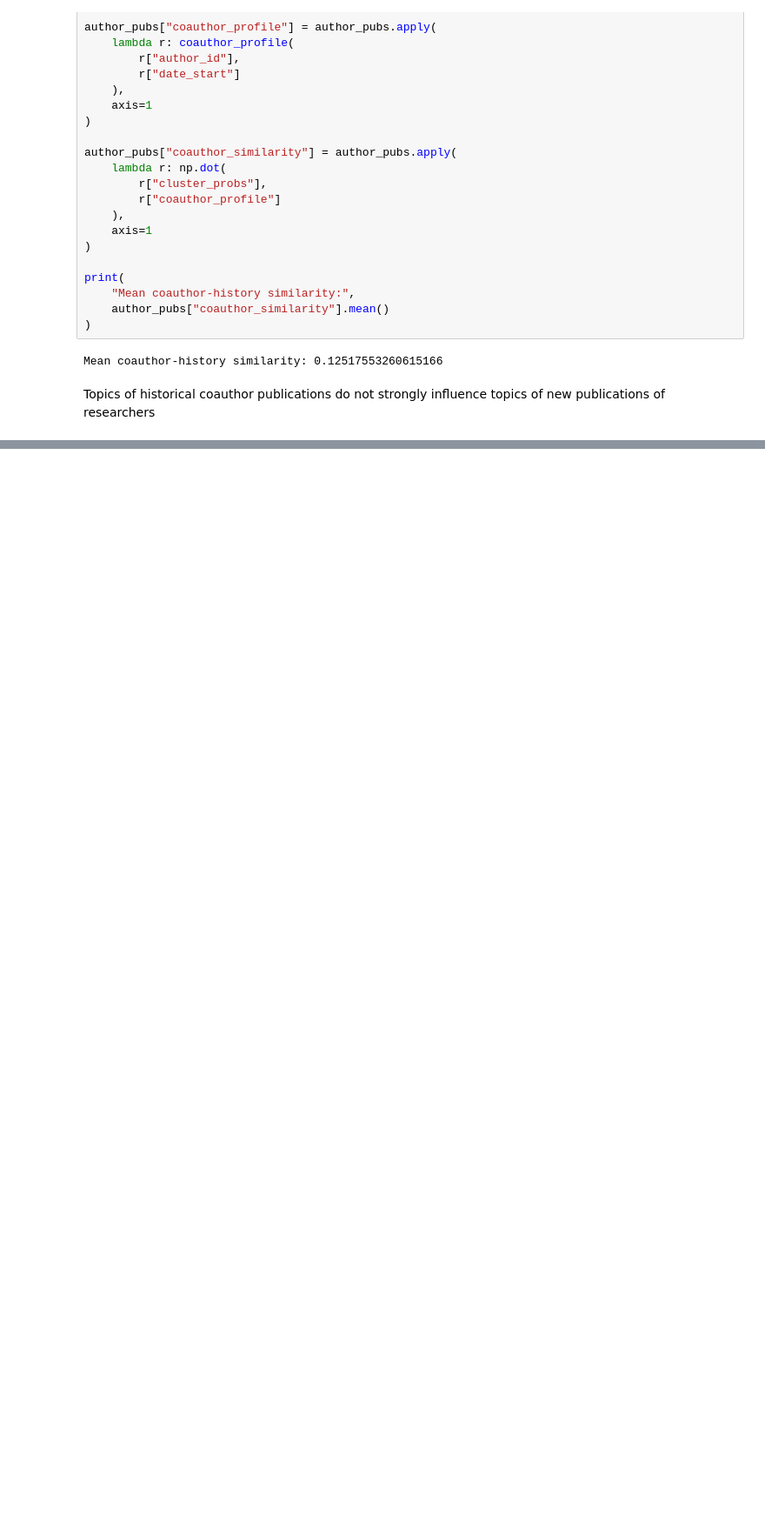
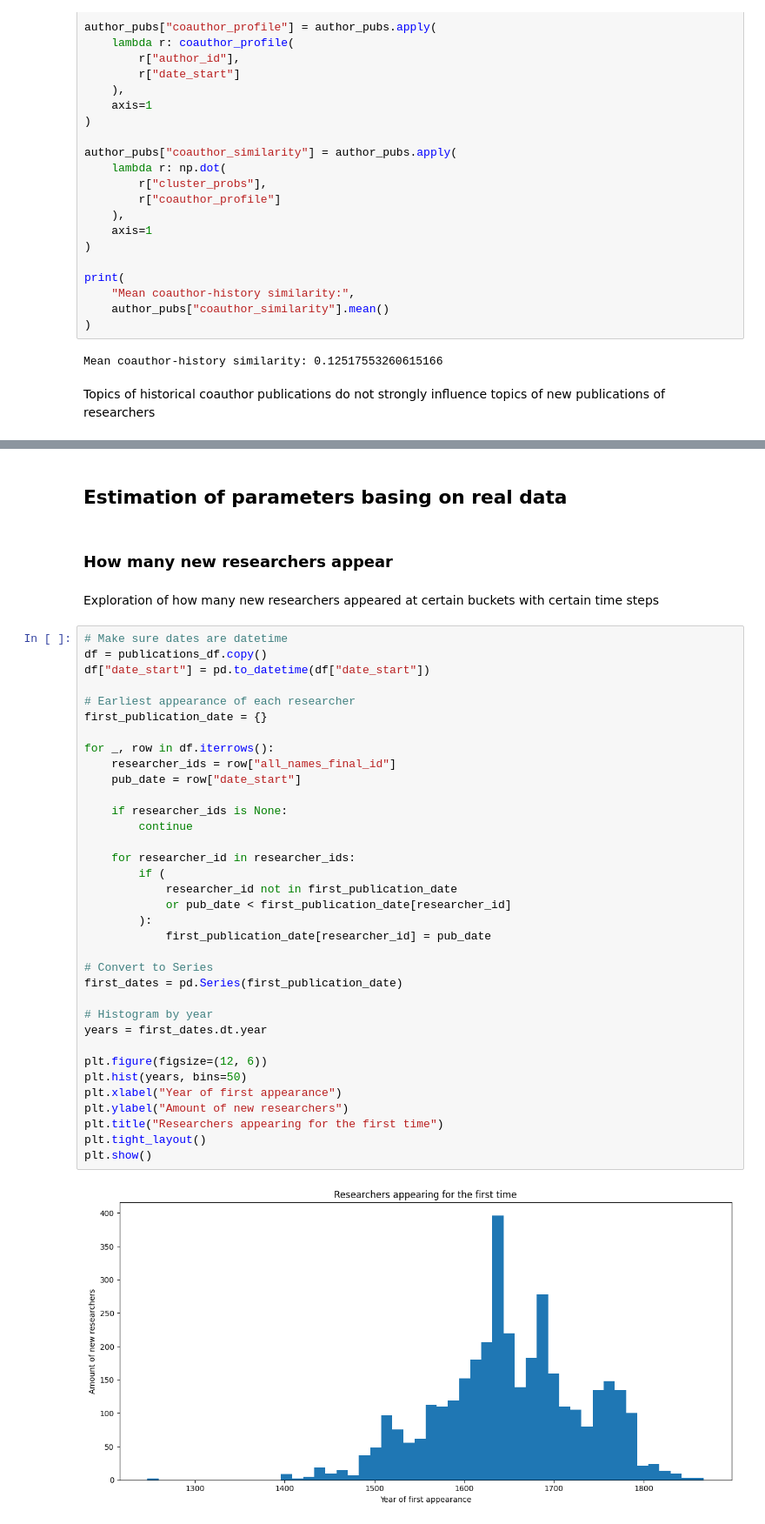
Before and after one commit to wojcho/CHExNet-CAC-ALMA-ABM, a Jupyter notebook: abm.ipynb, the cells around one changed output, grey strips where cells are left out. Shown at 87% size. Cells and saved outputs as stored; diff of their text form; blank space fills up the shorter version.

```diff
--- a/abm.ipynb
+++ b/abm.ipynb
@@ -789,0 +1013,43 @@ Topics of historical coauthor publications do not strongly influence topics of n
+# %% [markdown]
+## Estimation of parameters basing on real data
+# %% [markdown]
+### How many new researchers appear
+# %% [markdown]
+Exploration of how many new researchers appeared at certain buckets with certain time steps
+# %%
+# Make sure dates are datetime
+df = publications_df.copy()
+df["date_start"] = pd.to_datetime(df["date_start"])
+
+# Earliest appearance of each researcher
+first_publication_date = {}
+
+for _, row in df.iterrows():
+    researcher_ids = row["all_names_final_id"]
+    pub_date = row["date_start"]
+
+    if researcher_ids is None:
+        continue
+
+    for researcher_id in researcher_ids:
+        if (
+            researcher_id not in first_publication_date
+            or pub_date < first_publication_date[researcher_id]
+        ):
+            first_publication_date[researcher_id] = pub_date
+
+# Convert to Series
+first_dates = pd.Series(first_publication_date)
+
+# Histogram by year
+years = first_dates.dt.year
+
+plt.figure(figsize=(12, 6))
+plt.hist(years, bins=50)
+plt.xlabel("Year of first appearance")
+plt.ylabel("Amount of new researchers")
+plt.title("Researchers appearing for the first time")
+plt.tight_layout()
+plt.show()
+# %% [output]
+[figure, added]
```
Also changed, not shown: parts of 43 cells of this notebook, 1 other file.
